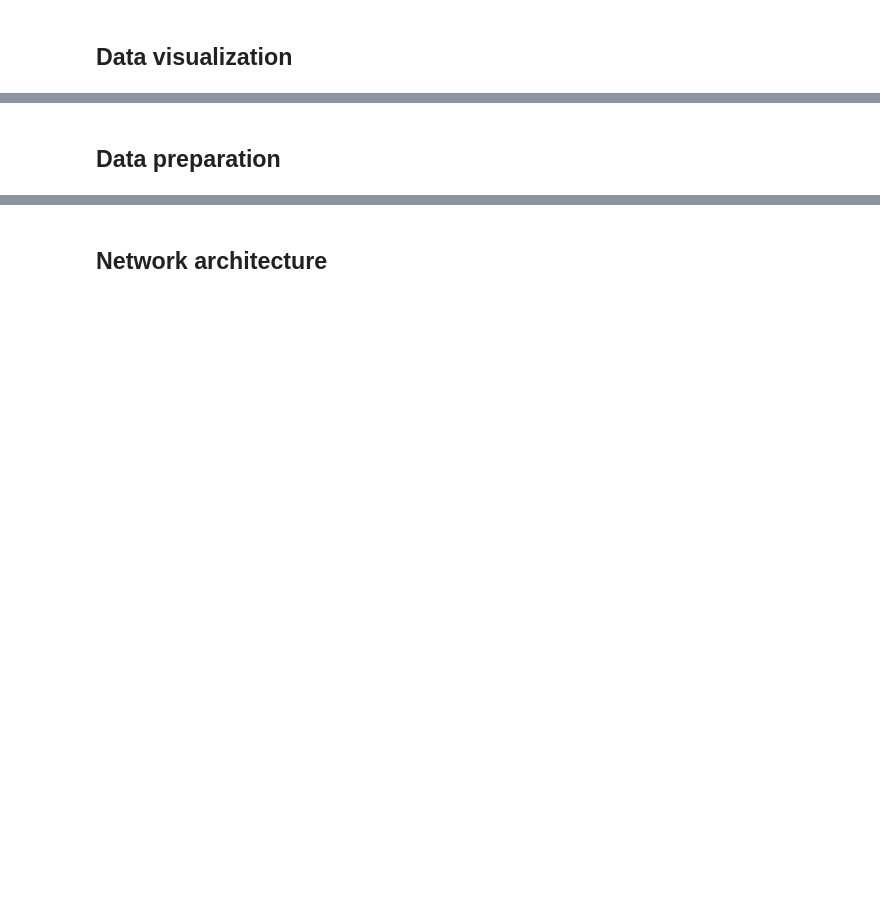
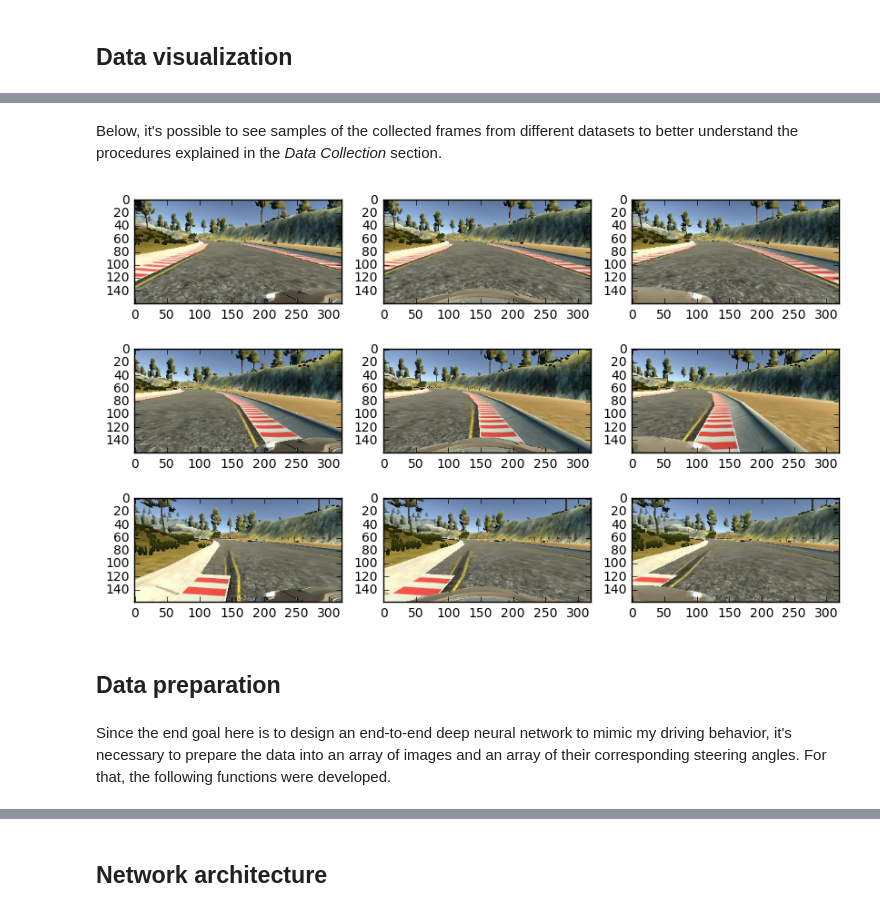
Before and after one commit to apereiral/Behavioral-Cloning-Project, a Jupyter notebook: behavioral-cloning-notebook.ipynb, the cells around one changed output, grey strips where cells are left out. Drawn from its saved outputs; the diff is of its cells as text; code cells hidden in the pictures; blank space fills up the shorter version.

```diff
--- a/behavioral-cloning-notebook.ipynb
+++ b/behavioral-cloning-notebook.ipynb
@@ -103,3 +61,42 @@ tR_rev2 = visualize_dataset('track1/full_toRight_rev2/driving_log.csv')
+# %%
+### Load all the collected data
+c_rev = smooth_dataset('track1/full_center_rev1/driving_log.csv')
+c = smooth_dataset('track1/full_center1/driving_log.csv')
+tL_rev = smooth_dataset('track1/full_toLeft_rev1/driving_log.csv')
+tL = smooth_dataset('track1/full_toLeft1/driving_log.csv')
+tR_rev = smooth_dataset('track1/full_toRight_rev1/driving_log.csv')
+tR = smooth_dataset('track1/full_toRight1/driving_log.csv')
+c2 = smooth_dataset('track1/full_center2/driving_log.csv')
+c_rev2 = smooth_dataset('track1/full_center_rev2/driving_log.csv')
+tL2 = smooth_dataset('track1/full_toLeft2/driving_log.csv')
+tL_rev2 = smooth_dataset('track1/full_toLeft_rev2/driving_log.csv')
+tR2 = smooth_dataset('track1/full_toRight2/driving_log.csv')
+tR_rev2 = smooth_dataset('track1/full_toRight_rev2/driving_log.csv')
+# %% [markdown]
+Below, it's possible to see samples of the collected frames from different datasets to better understand the procedures explained in the *Data Collection* section.
+# %%
+def read_img(dataset, col_name):
+    img = cv2.imread('IMG/' + basename(dataset[col_name][0]))
+    img = cv2.cvtColor(img, cv2.COLOR_BGR2RGB)
+    return img
+
+dataset_list = [c, tL, tR]
+plt.figure(figsize=(10, 6))
+for i in range(3):
+    dataset = dataset_list[i]
+    img = read_img(dataset, 'left')
+    plt.subplot(331 + 3*i)
+    plt.imshow(img)
+    img = read_img(dataset, 'center')
+    plt.subplot(332 + 3*i)
+    plt.imshow(img)
+    img = read_img(dataset, 'right')
+    plt.subplot(333 + 3*i)
+    plt.imshow(img)
+# %% [output]
+[figure, added]
 # %% [markdown]
 ## Data preparation
+# %% [markdown]
+Since the end goal here is to design an end-to-end deep neural network to mimic my driving behavior, it's necessary to prepare the data into an array of images and an array of their corresponding steering angles. For that, the following functions were developed.
 # %%
```
Also changed, not shown: parts of 94 cells of this notebook.
